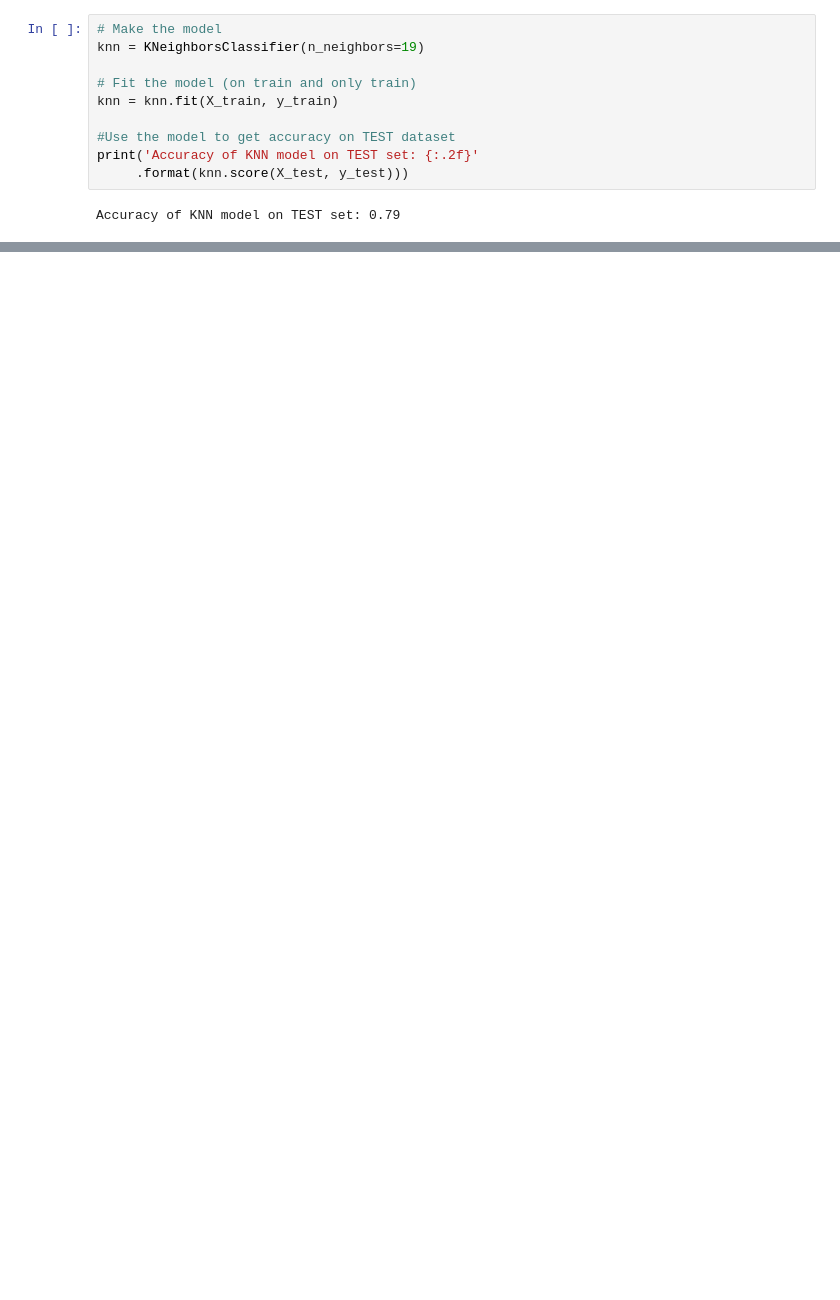
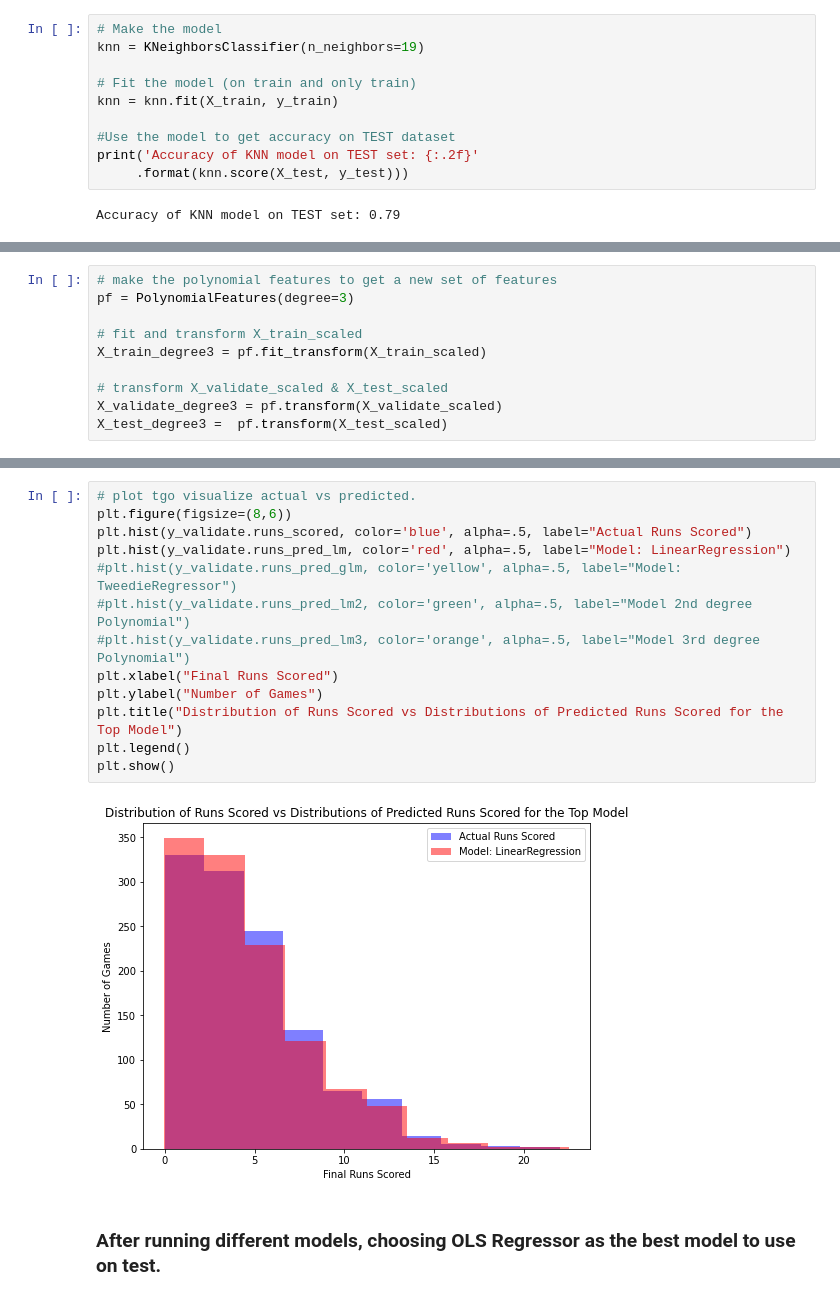
Before and after one commit to veronica-f-reyes/individual-project, a Jupyter notebook: initial_notebook.ipynb, the cells around one changed output, grey strips where cells are left out. Saved outputs shown, nothing was run; the diff lists cells and outputs as text; blank space fills up the shorter version.

```diff
--- a/initial_notebook.ipynb
+++ b/initial_notebook.ipynb
@@ -1250,0 +1611,10 @@ Accuracy of KNN model on TEST set: 0.79
+# %%
+# make the polynomial features to get a new set of features
+pf = PolynomialFeatures(degree=3)
+
+# fit and transform X_train_scaled
+X_train_degree3 = pf.fit_transform(X_train_scaled)
+
+# transform X_validate_scaled & X_test_scaled
+X_validate_degree3 = pf.transform(X_validate_scaled)
+X_test_degree3 =  pf.transform(X_test_scaled)
@@ -1250,0 +1699,17 @@ Accuracy of KNN model on TEST set: 0.79
+# %%
+# plot tgo visualize actual vs predicted.
+plt.figure(figsize=(8,6))
+plt.hist(y_validate.runs_scored, color='blue', alpha=.5, label="Actual Runs Scored")
+plt.hist(y_validate.runs_pred_lm, color='red', alpha=.5, label="Model: LinearRegression")
+#plt.hist(y_validate.runs_pred_glm, color='yellow', alpha=.5, label="Model: TweedieRegressor")
+#plt.hist(y_validate.runs_pred_lm2, color='green', alpha=.5, label="Model 2nd degree Polynomial")
+#plt.hist(y_validate.runs_pred_lm3, color='orange', alpha=.5, label="Model 3rd degree Polynomial")
+plt.xlabel("Final Runs Scored")
+plt.ylabel("Number of Games")
+plt.title("Distribution of Runs Scored vs Distributions of Predicted Runs Scored for the Top Model")
+plt.legend()
+plt.show()
+# %% [output]
+[figure, added]
+# %% [markdown]
+### After running different models, choosing OLS Regressor as the best model to use on test.
```
Also changed, not shown: parts of 56 cells of this notebook, 1 other file.
